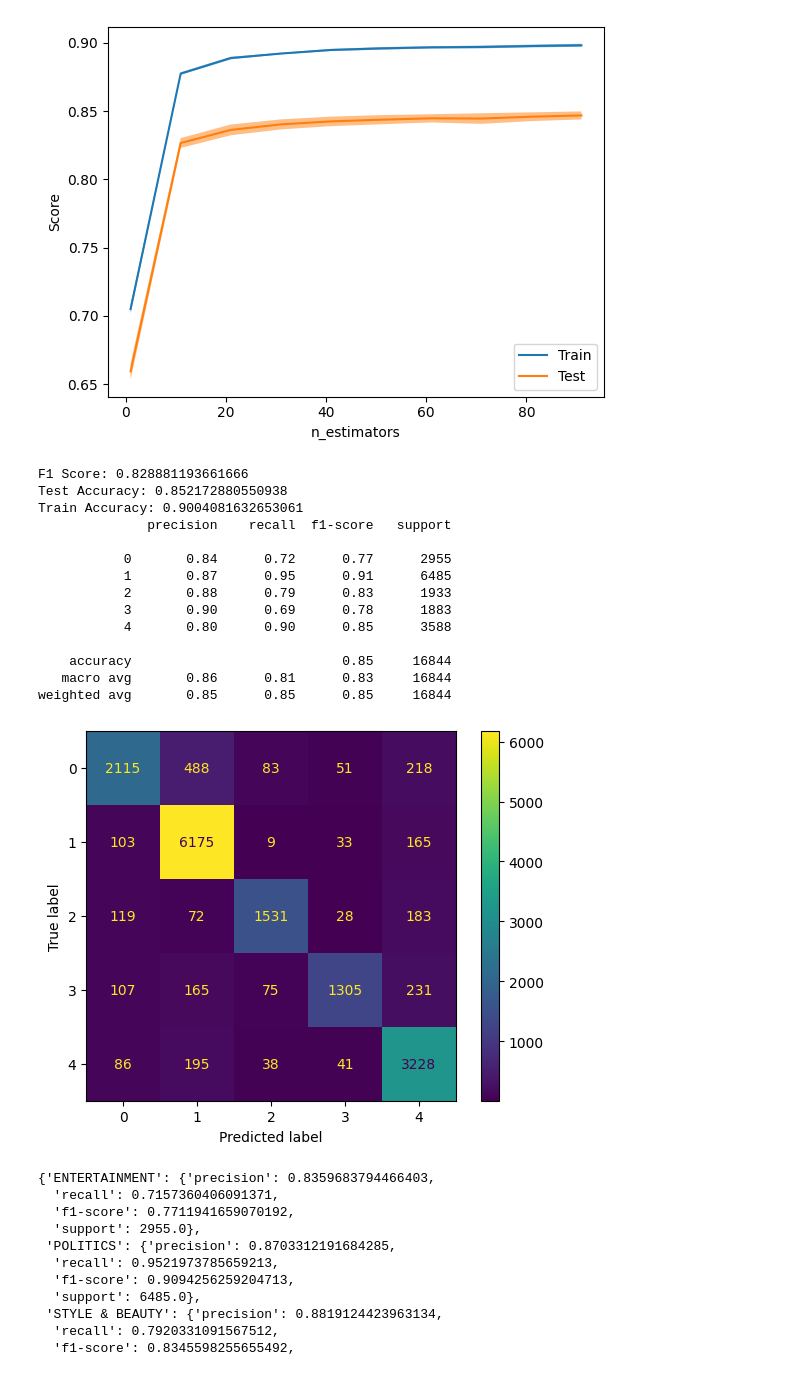
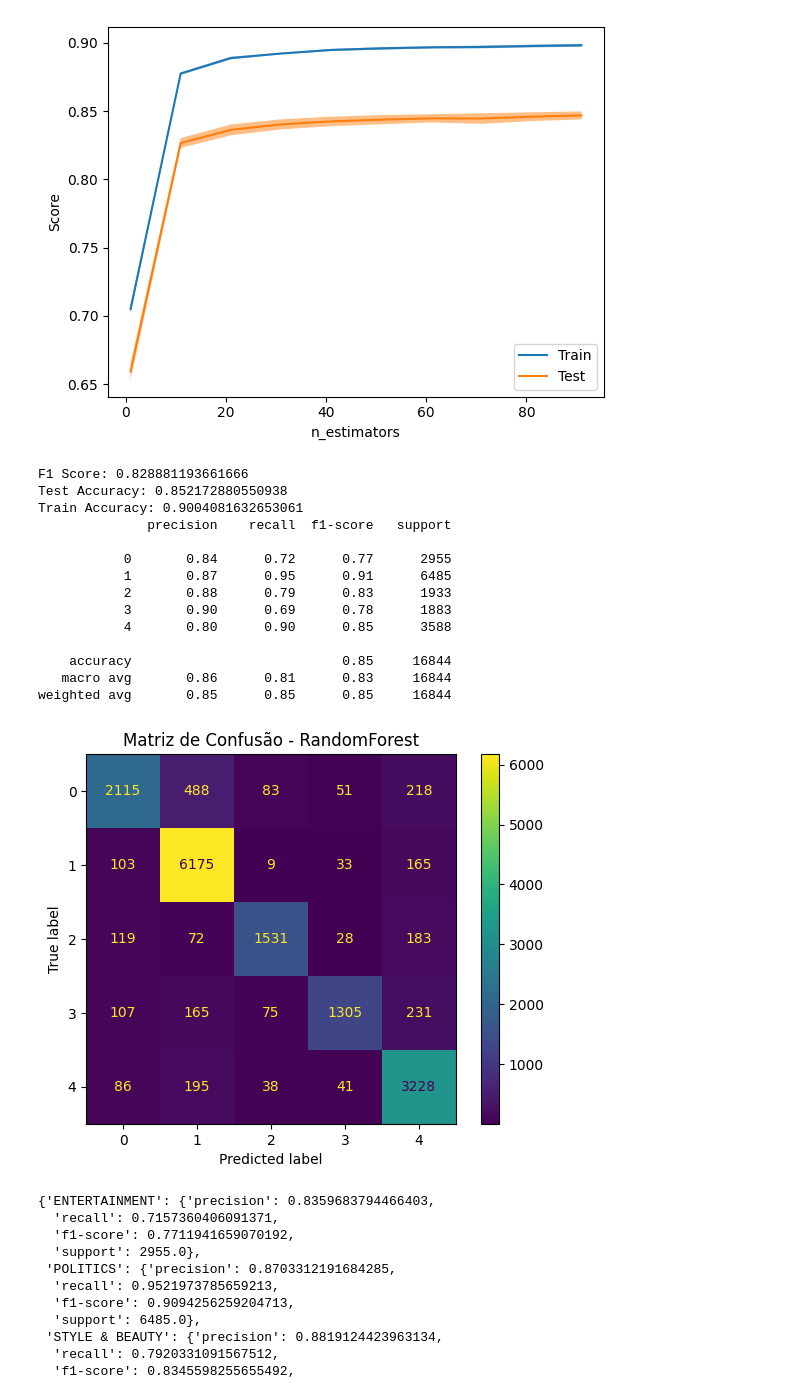
Before and after one commit to danielshz/news-categories-analysis, a Jupyter notebook: Modelos.ipynb, the cells around one changed output. Saved outputs shown, nothing was run; the diff lists cells and outputs as text; code cells hidden in the pictures.

```diff
--- a/Modelos.ipynb
+++ b/Modelos.ipynb
@@ -603,34 +604,35 @@ plt.show()
 # Testando no conjunto de teste
 
 rf.fit(X_train_val, y_train_val)
 y_pred = rf.predict(X_test)
 
 print('F1 Score:', f1_score(y_test, y_pred, average='macro')) # Macro vs Weighted vs Micro
 print('Test Accuracy:', accuracy_score(y_test, y_pred))
 print('Train Accuracy:', accuracy_score(y_train_val, rf.predict(X_train_val)))
 print(classification_report(y_test, y_pred))
 
 # Matriz de Confusão
 cm = confusion_matrix(y_test, y_pred)
 disp = ConfusionMatrixDisplay(confusion_matrix=cm)
 disp.plot()
+plt.title('Matriz de Confusão - RandomForest')
 plt.show()
 # %% [output]
 F1 Score: 0.828881193661666
 Test Accuracy: 0.852172880550938
 Train Accuracy: 0.9004081632653061
               precision    recall  f1-score   support
 
            0       0.84      0.72      0.77      2955
            1       0.87      0.95      0.91      6485
            2       0.88      0.79      0.83      1933
            3       0.90      0.69      0.78      1883
            4       0.80      0.90      0.85      3588
 
     accuracy                           0.85     16844
    macro avg       0.86      0.81      0.83     16844
 weighted avg       0.85      0.85      0.85     16844
-[figure, old version]
+[figure, new version]
 # %%
 # Classification Report
 classification_report(y_test, y_pred, target_names=le.classes_, output_dict=True)
```
Also changed, not shown: parts of 17 cells of this notebook, 1 other file.
